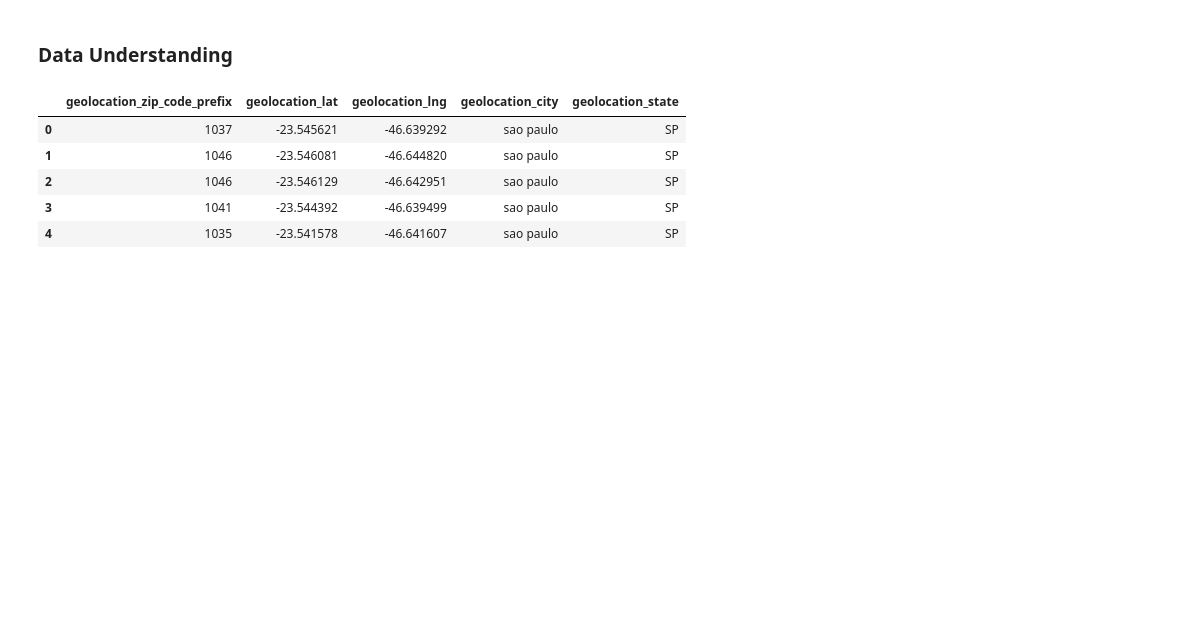
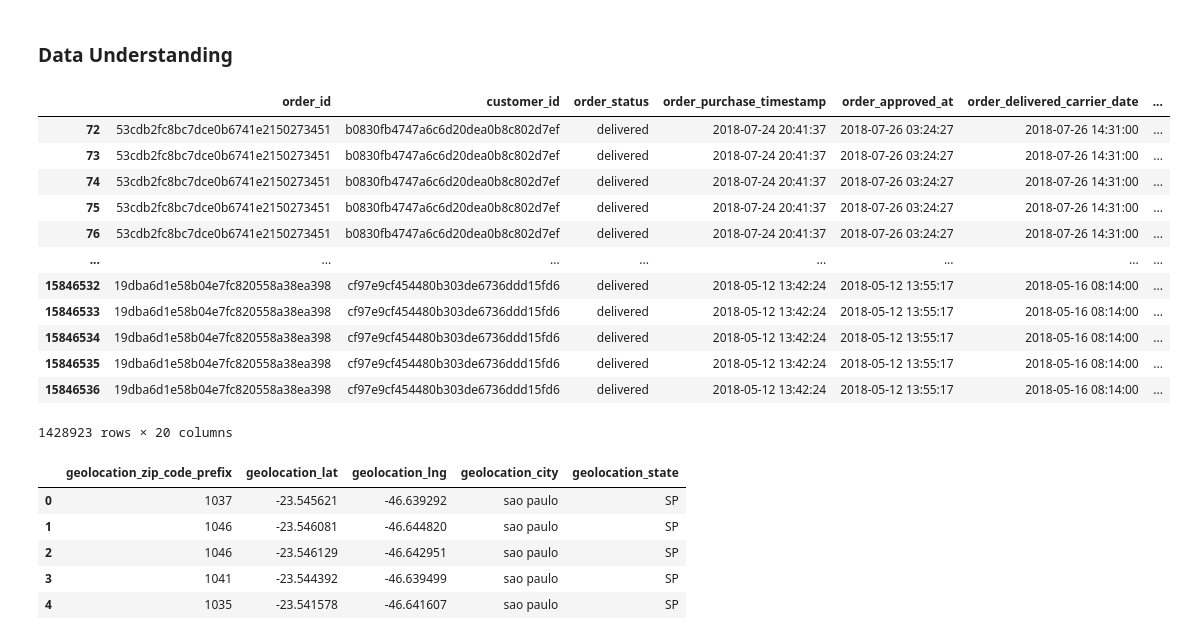
Before and after one commit to mendhiri/dashboard-brazilian-ecommerce, a Jupyter notebook: analysis-notebook.ipynb, the cells around one changed output. Drawn from its saved outputs; the diff is of its cells as text; code cells hidden in the pictures; blank space fills up the shorter version.

```diff
--- a/analysis-notebook.ipynb
+++ b/analysis-notebook.ipynb
@@ -57,3 +57,25 @@ sellers_df = pd.read_csv("./E-Commerce Public Dataset/sellers_dataset.csv")
 order_reviews = pd.read_csv("./E-Commerce Public Dataset/order_reviews_dataset.csv")
 # %% [markdown]
 ### Data Understanding <a class="anchor" id="data-understanding"></a>
+# %%
+big_orders = orders_df.merge(orders_payment_df, on='order_id', how='left')\
+             .merge(order_reviews, on='order_id', how='left').merge(cust_df[['customer_id','customer_city', 'customer_state']], on='customer_id', how='left').dropna()
+
+big_orders[['order_id', 'customer_id', 'order_status', 'order_purchase_timestamp',	'order_approved_at',
+            'order_delivered_carrier_date',	'order_delivered_customer_date',	'order_estimated_delivery_date',
+            'payment_type','payment_value', 'review_score', 'customer_city', 'customer_state']]
+big_orders
+# %% [output]
+|  | order_id | customer_id | order_status | order_purchase_timestamp | order_approved_at | order_delivered_carrier_date | ... |
+| 72 | 53cdb2fc8bc7dce0b6741e2150273451 | b0830fb4747a6c6d20dea0b8c802d7ef | delivered | 2018-07-24 20:41:37 | 2018-07-26 03:24:27 | 2018-07-26 14:31:00 | ... |
+| 73 | 53cdb2fc8bc7dce0b6741e2150273451 | b0830fb4747a6c6d20dea0b8c802d7ef | delivered | 2018-07-24 20:41:37 | 2018-07-26 03:24:27 | 2018-07-26 14:31:00 | ... |
+| 74 | 53cdb2fc8bc7dce0b6741e2150273451 | b0830fb4747a6c6d20dea0b8c802d7ef | delivered | 2018-07-24 20:41:37 | 2018-07-26 03:24:27 | 2018-07-26 14:31:00 | ... |
+| 75 | 53cdb2fc8bc7dce0b6741e2150273451 | b0830fb4747a6c6d20dea0b8c802d7ef | delivered | 2018-07-24 20:41:37 | 2018-07-26 03:24:27 | 2018-07-26 14:31:00 | ... |
+| 76 | 53cdb2fc8bc7dce0b6741e2150273451 | b0830fb4747a6c6d20dea0b8c802d7ef | delivered | 2018-07-24 20:41:37 | 2018-07-26 03:24:27 | 2018-07-26 14:31:00 | ... |
+| ... | ... | ... | ... | ... | ... | ... | ... |
+| 15846532 | 19dba6d1e58b04e7fc820558a38ea398 | cf97e9cf454480b303de6736ddd15fd6 | delivered | 2018-05-12 13:42:24 | 2018-05-12 13:55:17 | 2018-05-16 08:14:00 | ... |
+| 15846533 | 19dba6d1e58b04e7fc820558a38ea398 | cf97e9cf454480b303de6736ddd15fd6 | delivered | 2018-05-12 13:42:24 | 2018-05-12 13:55:17 | 2018-05-16 08:14:00 | ... |
+| 15846534 | 19dba6d1e58b04e7fc820558a38ea398 | cf97e9cf454480b303de6736ddd15fd6 | delivered | 2018-05-12 13:42:24 | 2018-05-12 13:55:17 | 2018-05-16 08:14:00 | ... |
+| 15846535 | 19dba6d1e58b04e7fc820558a38ea398 | cf97e9cf454480b303de6736ddd15fd6 | delivered | 2018-05-12 13:42:24 | 2018-05-12 13:55:17 | 2018-05-16 08:14:00 | ... |
+| 15846536 | 19dba6d1e58b04e7fc820558a38ea398 | cf97e9cf454480b303de6736ddd15fd6 | delivered | 2018-05-12 13:42:24 | 2018-05-12 13:55:17 | 2018-05-16 08:14:00 | ... |
+1428923 rows × 20 columns
```
Also changed, not shown: parts of 3 cells of this notebook, 2 other files.
